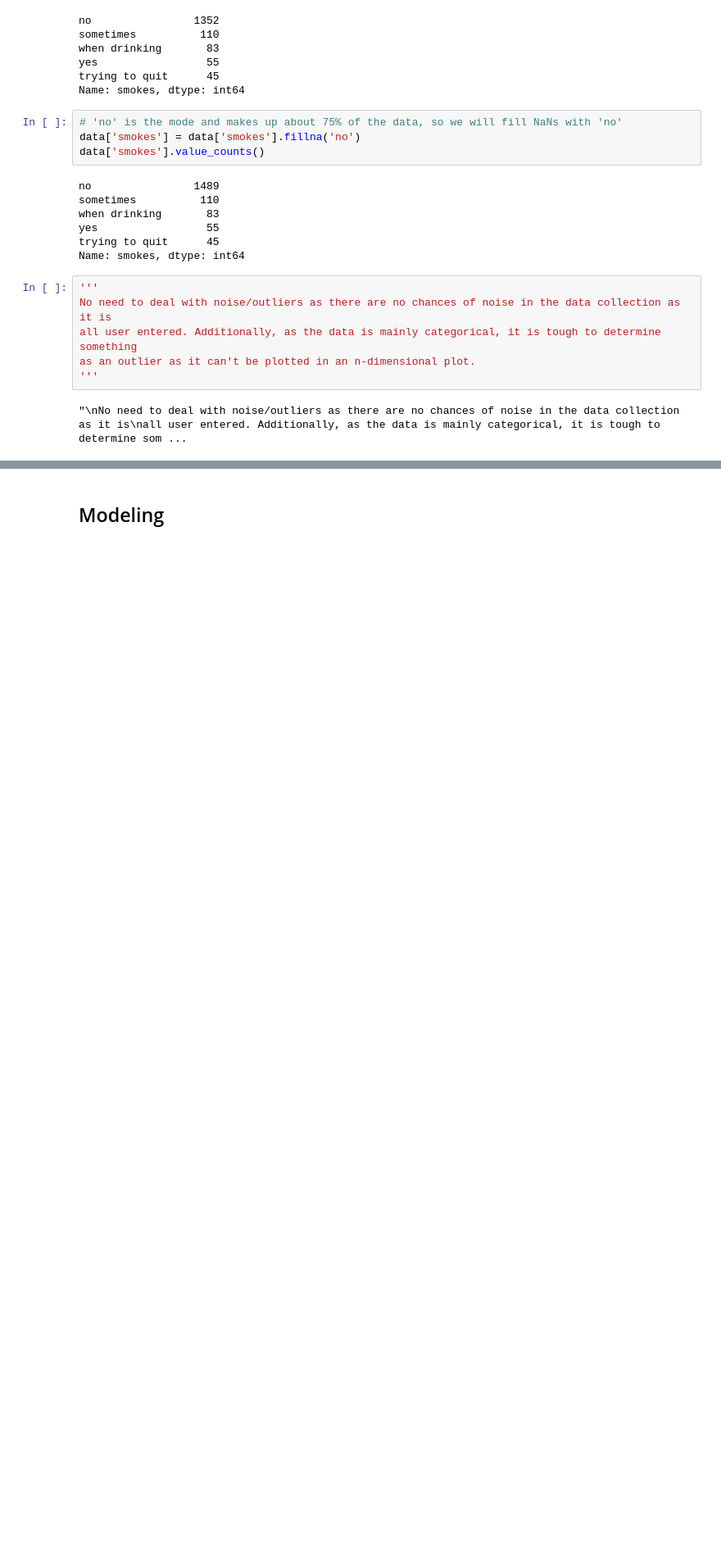
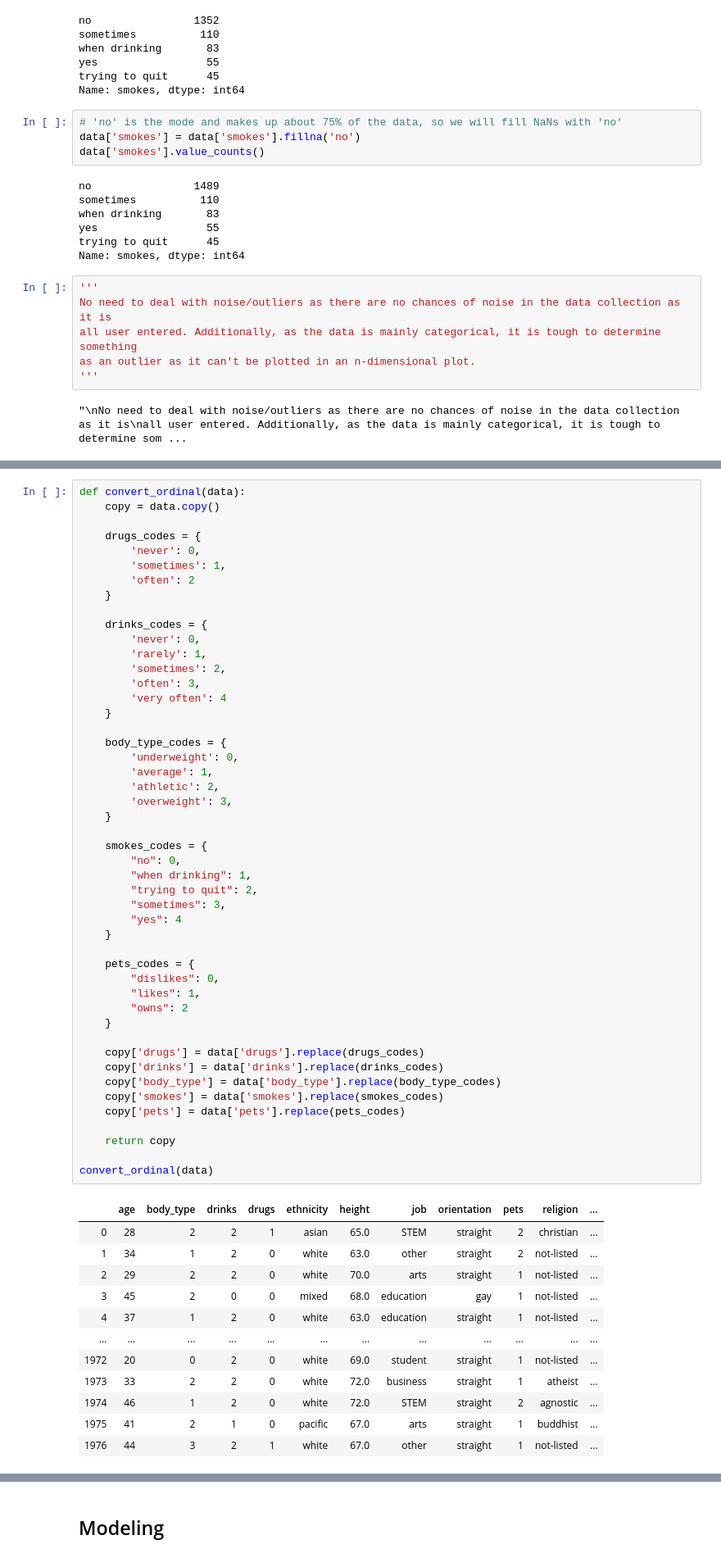
Before and after one commit to patelojas/OKCupid_Data_Mining, a Jupyter notebook: OKCupid.ipynb, the cells around one changed output, grey strips where cells are left out. Shown at 82% size. Drawn from its saved outputs; the diff is of its cells as text; blank space fills up the shorter version.

```diff
--- a/OKCupid.ipynb
+++ b/OKCupid.ipynb
@@ -608,0 +623,61 @@ data.head()
+# %%
+def convert_ordinal(data):
+    copy = data.copy()
+
+    drugs_codes = {
+        'never': 0,
+        'sometimes': 1,
+        'often': 2
+    }
+
+    drinks_codes = {
+        'never': 0,
+        'rarely': 1,
+        'sometimes': 2,
+        'often': 3,
+        'very often': 4
+    }
+
+    body_type_codes = {
+        'underweight': 0,
+        'average': 1,
+        'athletic': 2,
+        'overweight': 3,
+    }
+
+    smokes_codes = {
+        "no": 0,
+        "when drinking": 1,
+        "trying to quit": 2,
+        "sometimes": 3,
+        "yes": 4
+    }
+
+    pets_codes = {
+        "dislikes": 0,
+        "likes": 1,
+        "owns": 2
+    }
+
+    copy['drugs'] = data['drugs'].replace(drugs_codes)
+    copy['drinks'] = data['drinks'].replace(drinks_codes)
+    copy['body_type'] = data['body_type'].replace(body_type_codes)
+    copy['smokes'] = data['smokes'].replace(smokes_codes)
+    copy['pets'] = data['pets'].replace(pets_codes)
+
+    return copy
+
+convert_ordinal(data)
+# %% [output]
+|  | age | body_type | drinks | drugs | ethnicity | height | job | orientation | pets | religion | ... |
+| 0 | 28 | 2 | 2 | 1 | asian | 65.0 | STEM | straight | 2 | christian | ... |
+| 1 | 34 | 1 | 2 | 0 | white | 63.0 | other | straight | 2 | not-listed | ... |
+| 2 | 29 | 2 | 2 | 0 | white | 70.0 | arts | straight | 1 | not-listed | ... |
+| 3 | 45 | 2 | 0 | 0 | mixed | 68.0 | education | gay | 1 | not-listed | ... |
+| 4 | 37 | 1 | 2 | 0 | white | 63.0 | education | straight | 1 | not-listed | ... |
+| ... | ... | ... | ... | ... | ... | ... | ... | ... | ... | ... | ... |
+| 1972 | 20 | 0 | 2 | 0 | white | 69.0 | student | straight | 1 | not-listed | ... |
+| 1973 | 33 | 2 | 2 | 0 | white | 72.0 | business | straight | 1 | atheist | ... |
+| 1974 | 46 | 1 | 2 | 0 | white | 72.0 | STEM | straight | 2 | agnostic | ... |
+| 1975 | 41 | 2 | 1 | 0 | pacific | 67.0 | arts | straight | 1 | buddhist | ... |
+| 1976 | 44 | 3 | 2 | 1 | white | 67.0 | other | straight | 1 | not-listed | ... |
```
Also changed, not shown: parts of 19 cells of this notebook.
